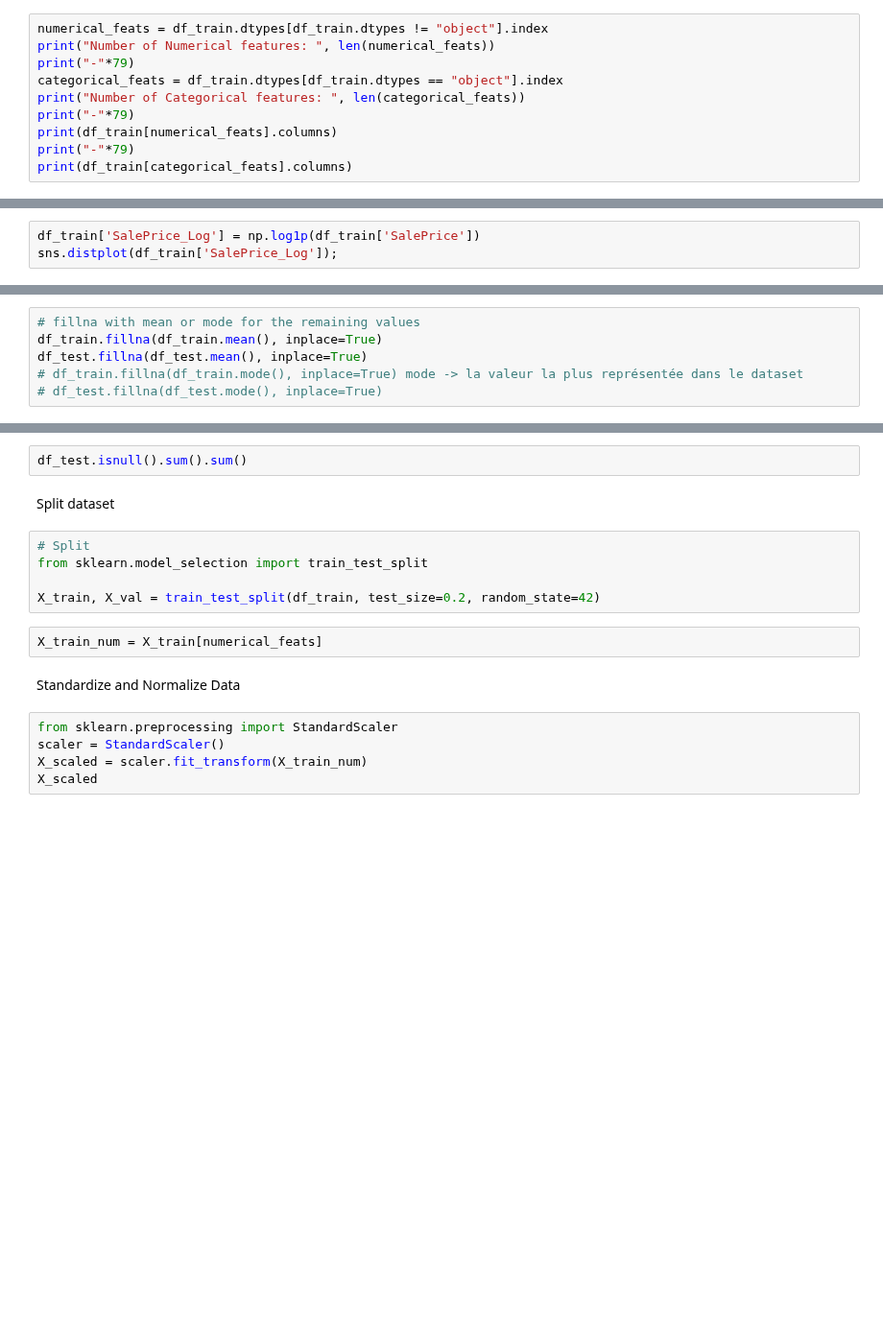
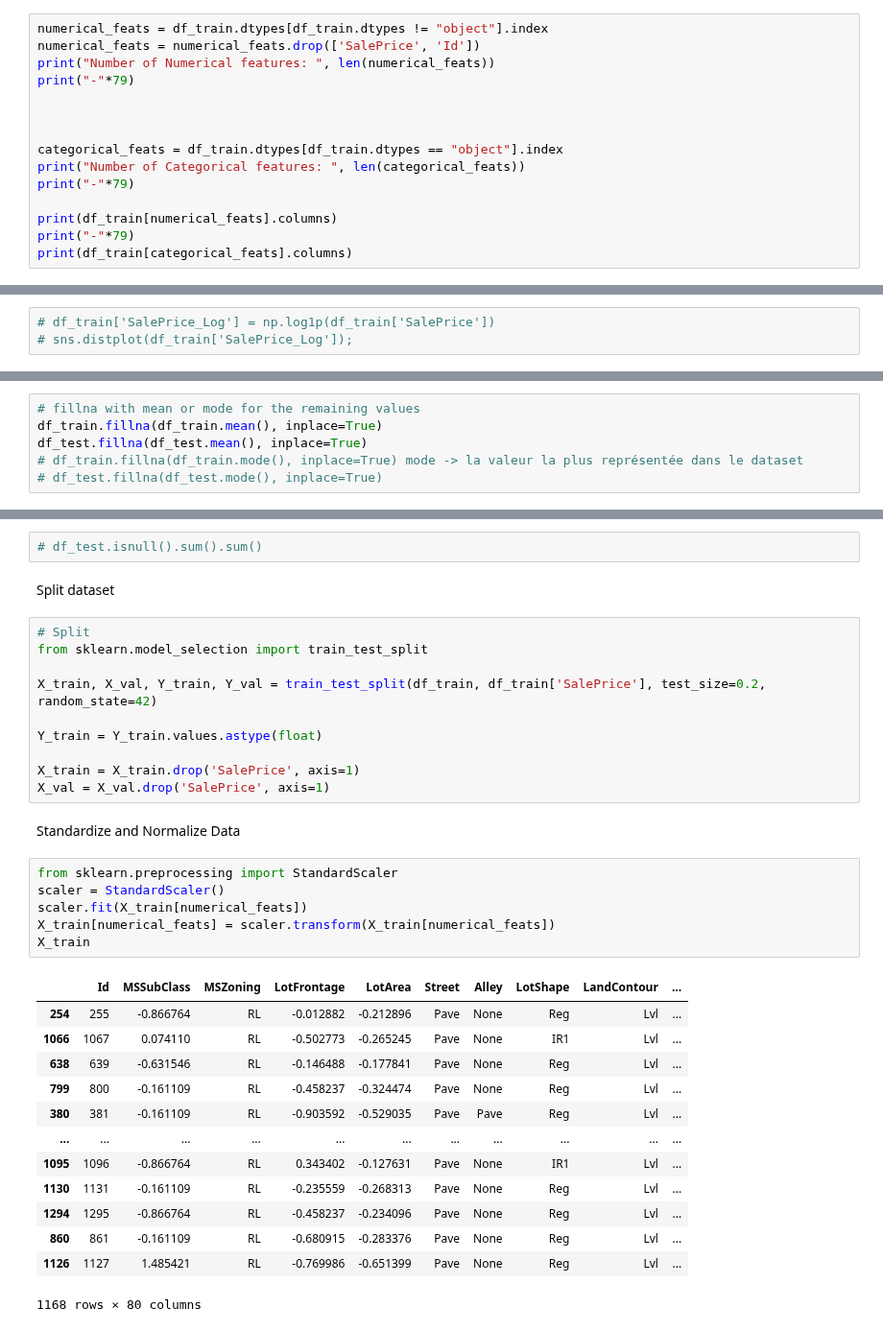
Before and after one commit to Simplon-IA-Bdx-1/house-prices-nico-pierre, a Jupyter notebook: S1.ipynb, the cells around one changed output, grey strips where cells are left out. Shown at 96% size. Saved outputs shown, nothing was run; the diff lists cells and outputs as text; blank space fills up the shorter version.

```diff
--- a/S1.ipynb
+++ b/S1.ipynb
@@ -35,10 +17,15 @@ df_train.profile_report(style={'full_width':True})
 # %%
 numerical_feats = df_train.dtypes[df_train.dtypes != "object"].index
+numerical_feats = numerical_feats.drop(['SalePrice', 'Id'])
 print("Number of Numerical features: ", len(numerical_feats))
 print("-"*79)
+
+
+
 categorical_feats = df_train.dtypes[df_train.dtypes == "object"].index
 print("Number of Categorical features: ", len(categorical_feats))
 print("-"*79)
+
 print(df_train[numerical_feats].columns)
 print("-"*79)
 print(df_train[categorical_feats].columns)
@@ -53,4 +58,4 @@ sns.distplot(df_train['SalePrice']);
 # %%
-df_train['SalePrice_Log'] = np.log1p(df_train['SalePrice'])
-sns.distplot(df_train['SalePrice_Log']);
+# df_train['SalePrice_Log'] = np.log1p(df_train['SalePrice'])
+# sns.distplot(df_train['SalePrice_Log']);
 # %%
@@ -86,18 +91,36 @@ df_train.isnull().sum().sum()
 # %%
-df_test.isnull().sum().sum()
+# df_test.isnull().sum().sum()
 # %% [markdown]
 Split dataset
 # %%
 # Split
 from sklearn.model_selection import train_test_split
 
-X_train, X_val = train_test_split(df_train, test_size=0.2, random_state=42)
+X_train, X_val, Y_train, Y_val = train_test_split(df_train, df_train['SalePrice'], test_size=0.2, random_state=42)
+
+Y_train = Y_train.values.astype(float)
+
+X_train = X_train.drop('SalePrice', axis=1)
+X_val = X_val.drop('SalePrice', axis=1)
-# %%
-X_train_num = X_train[numerical_feats]
 # %% [markdown]
 Standardize and Normalize Data
 # %%
 from sklearn.preprocessing import StandardScaler
 scaler = StandardScaler()
-X_scaled = scaler.fit_transform(X_train_num)
-X_scaled
+scaler.fit(X_train[numerical_feats])
+X_train[numerical_feats] = scaler.transform(X_train[numerical_feats])
+X_train
+# %% [output]
+|  | Id | MSSubClass | MSZoning | LotFrontage | LotArea | Street | Alley | LotShape | LandContour | ... |
+| 254 | 255 | -0.866764 | RL | -0.012882 | -0.212896 | Pave | None | Reg | Lvl | ... |
+| 1066 | 1067 | 0.074110 | RL | -0.502773 | -0.265245 | Pave | None | IR1 | Lvl | ... |
+| 638 | 639 | -0.631546 | RL | -0.146488 | -0.177841 | Pave | None | Reg | Lvl | ... |
+| 799 | 800 | -0.161109 | RL | -0.458237 | -0.324474 | Pave | None | Reg | Lvl | ... |
+| 380 | 381 | -0.161109 | RL | -0.903592 | -0.529035 | Pave | Pave | Reg | Lvl | ... |
+| ... | ... | ... | ... | ... | ... | ... | ... | ... | ... | ... |
+| 1095 | 1096 | -0.866764 | RL | 0.343402 | -0.127631 | Pave | None | IR1 | Lvl | ... |
+| 1130 | 1131 | -0.161109 | RL | -0.235559 | -0.268313 | Pave | None | Reg | Lvl | ... |
+| 1294 | 1295 | -0.866764 | RL | -0.458237 | -0.234096 | Pave | None | Reg | Lvl | ... |
+| 860 | 861 | -0.161109 | RL | -0.680915 | -0.283376 | Pave | None | Reg | Lvl | ... |
+| 1126 | 1127 | 1.485421 | RL | -0.769986 | -0.651399 | Pave | None | Reg | Lvl | ... |
+1168 rows × 80 columns
```
Also changed, not shown: parts of 29 cells of this notebook, 3 other files.
